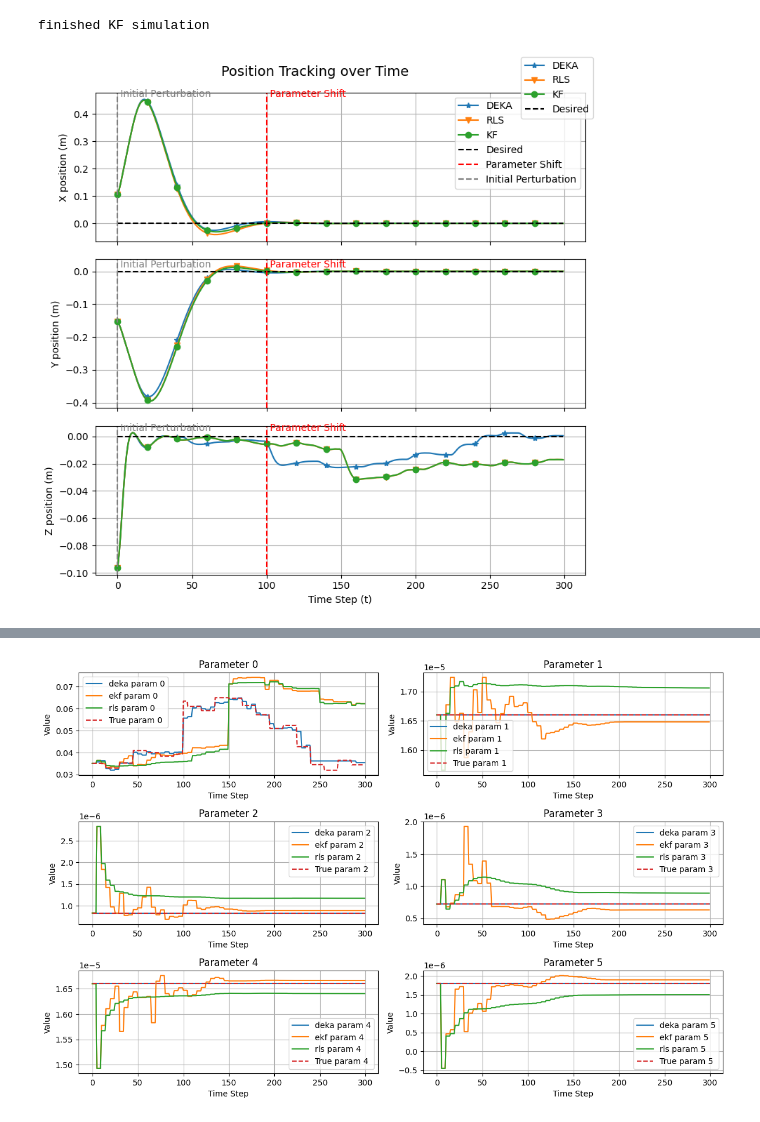
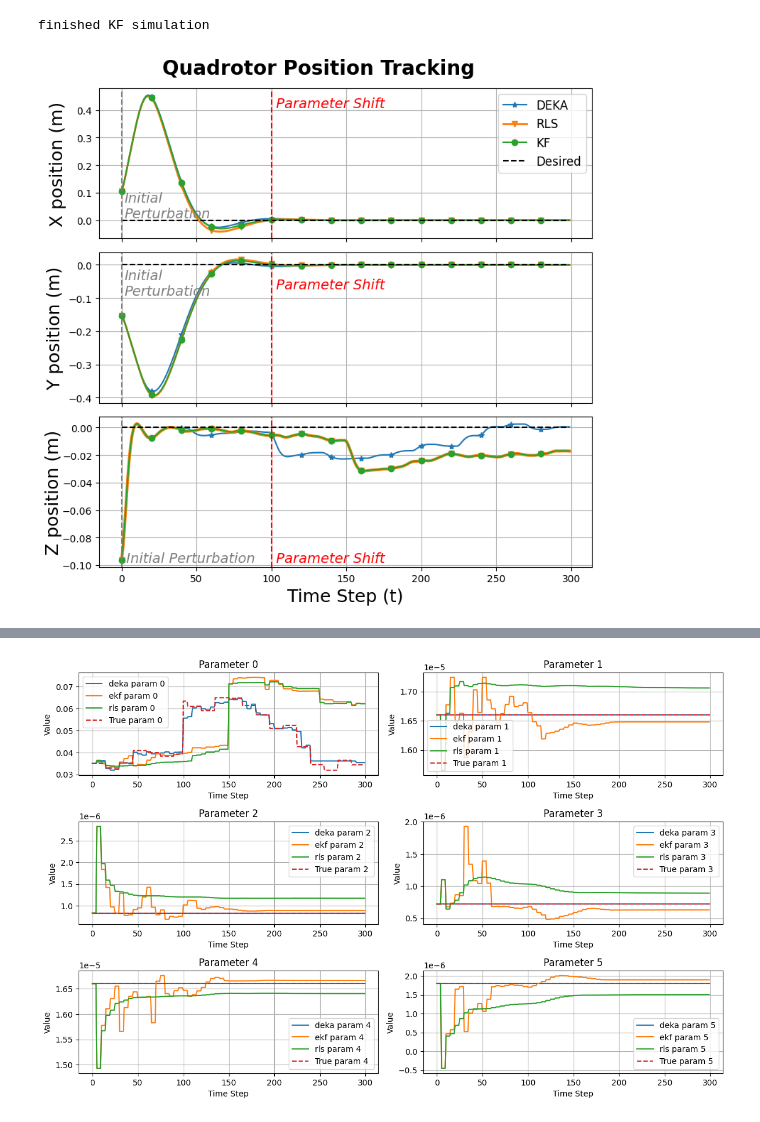
Before and after one commit to ChrisSha0104/Online-Parameter-Estimation-Using-the-Kaczmarz-Method, a Jupyter notebook: python/robot_plot.ipynb, the cells around one changed output, grey strips where cells are left out. Cells and saved outputs as stored; diff of their text form; code cells hidden in the pictures.

Commit message:
update plot details

```diff
--- a/python/robot_plot.ipynb
+++ b/python/robot_plot.ipynb
@@ -63,7 +62,7 @@ import matplotlib.pyplot as plt
 
 # Create one figure with three subplots (stacked vertically)
 fig, axs = plt.subplots(3, 1, figsize=(8, 8), sharex=True)
-fig.suptitle('Position Tracking over Time', fontsize=14)
+fig.suptitle('Quadrotor Position Tracking', fontsize=20, fontweight='bold')
 
 # Define colors for better distinction
 colors = {
@@ -77,57 +76,56 @@ colors = {
 
 # X position
 axs[0].plot(t, x_pos_deka, marker="*", markevery=20, color=colors['deka'], label='DEKA')
-axs[0].plot(t, x_pos_rls, marker="v", markevery=20, color=colors['rls'], label='RLS')
-axs[0].plot(t, x_pos_kf, marker="o", markevery=20, color=colors['kf'], label='KF')
+axs[0].plot(t, x_pos_rls, marker="v", markevery=20, color=colors['rls'], label='RLS', linewidth=2)
+axs[0].plot(t, x_pos_kf, marker="o", markevery=20, color=colors['kf'], label='KF', linewidth=1.5)
 axs[0].plot(t, hov_des, color=colors['desired'], linestyle='--', label='Desired')
 
 axs[0].axvline(x=100, color=colors['parameter_shift'], linestyle='--', label='Parameter Shift')
 axs[0].axvline(x=0, color=colors['initial_perturbation'], linestyle='--', label='Initial Perturbation')
 
 # Add vertical line labels
-axs[0].text(100, max(x_pos_deka), ' Parameter Shift', color=colors['parameter_shift'], verticalalignment='bottom')
-axs[0].text(0, max(x_pos_deka), ' Initial Perturbation', color=colors['initial_perturbation'], verticalalignment='bottom')
+axs[0].text(100, 0.4, ' Parameter Shift', color=colors['parameter_shift'], verticalalignment='bottom', fontsize=14, fontstyle='italic')
+axs[0].text(2, 0.0, 'Initial\nPerturbation', color=colors['initial_perturbation'], verticalalignment='bottom', fontsize=14, fontstyle='italic')
 
-axs[0].legend()
-axs[0].set_ylabel('X position (m)')
+axs[0].set_ylabel('X position (m)', fontsize=18, labelpad=10)
 axs[0].grid(True)
 
 # Y position
 axs[1].plot(t, y_pos_deka, marker="*", markevery=20, color=colors['deka'])
-axs[1].plot(t, y_pos_rls, marker="v", markevery=20, color=colors['rls'])
-axs[1].plot(t, y_pos_kf, marker="o", markevery=20, color=colors['kf'])
+axs[1].plot(t, y_pos_rls, marker="v", markevery=20, color=colors['rls'], linewidth=2)
+axs[1].plot(t, y_pos_kf, marker="o", markevery=20, color=colors['kf'], linewidth=1.5)
 axs[1].plot(t, hov_des, color=colors['desired'], linestyle='--')
 
 axs[1].axvline(x=100, color=colors['parameter_shift'], linestyle='--')
 axs[1].axvline(x=0, color=colors['initial_perturbation'], linestyle='--')
 
-axs[1].text(100, max(y_pos_deka), ' Parameter Shift', color=colors['parameter_shift'], verticalalignment='bottom')
-axs[1].text(0, max(y_pos_deka), ' Initial Perturbation', color=colors['initial_perturbation'], verticalalignment='bottom')
+axs[1].text(100, -0.08, ' Parameter Shift', color=colors['parameter_shift'], verticalalignment='bottom', fontsize=14, fontstyle='italic')
+axs[1].text(2, -0.1, 'Initial\nPerturbation', color=colors['initial_perturbation'], verticalalignment='bottom', fontsize=14, fontstyle='italic')
 
-axs[1].set_ylabel('Y position (m)')
+axs[1].set_ylabel('Y position (m)', fontsize=18 , labelpad=5)
 axs[1].grid(True)
 
 # Z position
 axs[2].plot(t, z_pos_deka, marker="*", markevery=20, color=colors['deka'])
-axs[2].plot(t, z_pos_rls, marker="v", markevery=20, color=colors['rls'])
-axs[2].plot(t, z_pos_kf, marker="o", markevery=20, color=colors['kf'])
+axs[2].plot(t, z_pos_rls, marker="v", markevery=20, color=colors['rls'], linewidth=3)
+axs[2].plot(t, z_pos_kf, marker="o", markevery=20, color=colors['kf'], linewidth=1.5)
 axs[2].plot(t, hov_des, color=colors['desired'], linestyle='--')
 
 axs[2].axvline(x=100, color=colors['parameter_shift'], linestyle='--')
 axs[2].axvline(x=0, color=colors['initial_perturbation'], linestyle='--')
 
-axs[2].text(100, max(z_pos_deka), ' Parameter Shift', color=colors['parameter_shift'], verticalalignment='bottom')
-axs[2].text(0, max(z_pos_deka), ' Initial Perturbation', color=colors['initial_perturbation'], verticalalignment='bottom')
+axs[2].text(100, -0.1, ' Parameter Shift', color=colors['parameter_shift'], verticalalignment='bottom', fontsize=14, fontstyle='italic')
+axs[2].text(0, -0.1, ' Initial Perturbation', color=colors['initial_perturbation'], verticalalignment='bottom', fontsize=14, fontstyle='italic')
 
-axs[2].set_xlabel('Time Step (t)')
-axs[2].set_ylabel('Z position (m)')
+axs[2].set_xlabel('Time Step (t)', fontsize=18)
+axs[2].set_ylabel('Z position (m)', fontsize=18, labelpad=0)
 axs[2].grid(True)
 
 # Create a single legend outside the subplots
-fig.legend(['DEKA', 'RLS', 'KF', 'Desired'])
+fig.legend(['DEKA', 'RLS', 'KF', 'Desired'], fontsize=12, loc='upper right', bbox_to_anchor=(1.0, 1.0), bbox_transform=axs[0].transAxes)
 
 plt.tight_layout()  # Adjust layout to fit the legend
 plt.show()
 # %% [output]
-[figure, old version]
+[figure, new version]
 # %%
```
Also changed, not shown: parts of 6 cells of this notebook.
